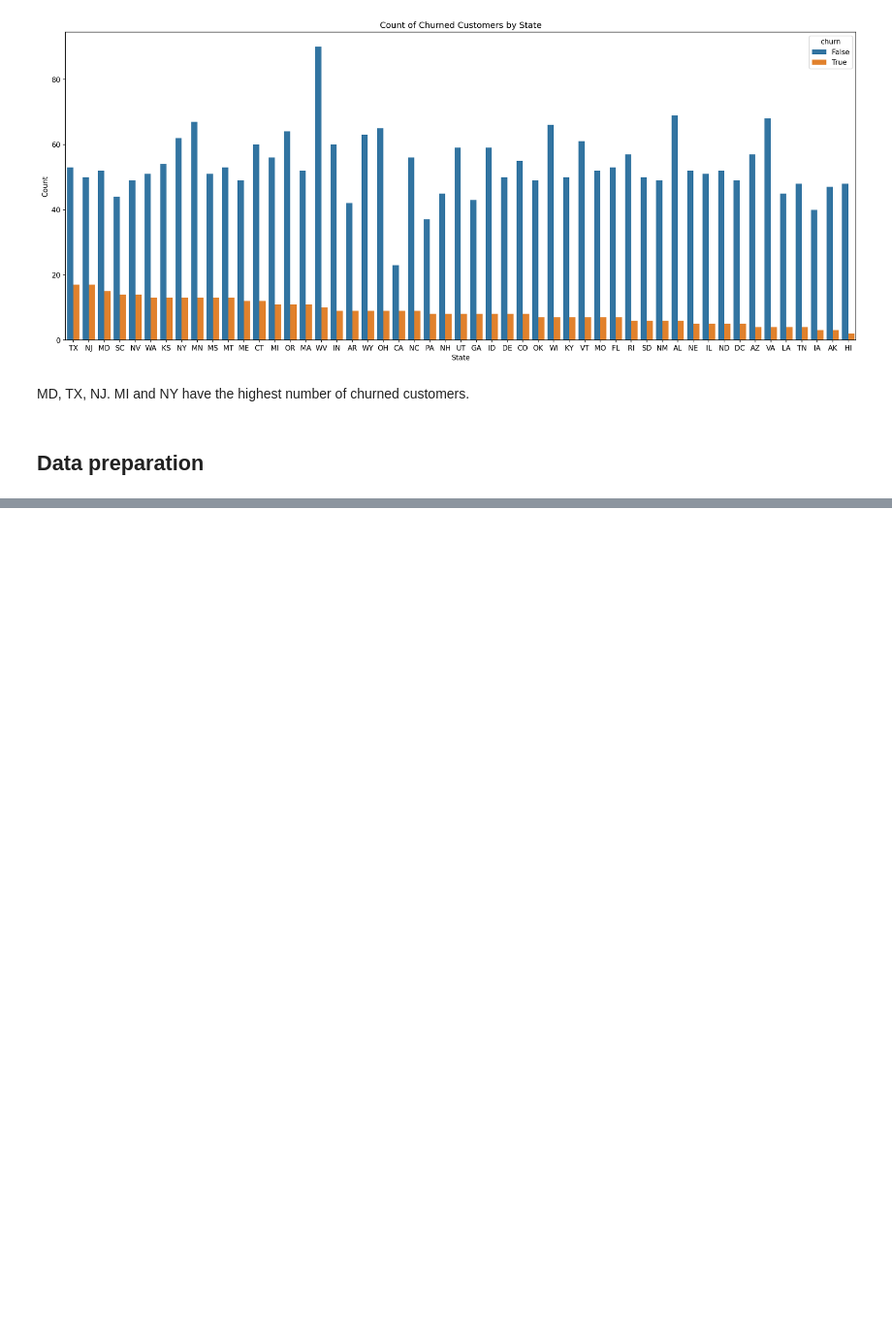
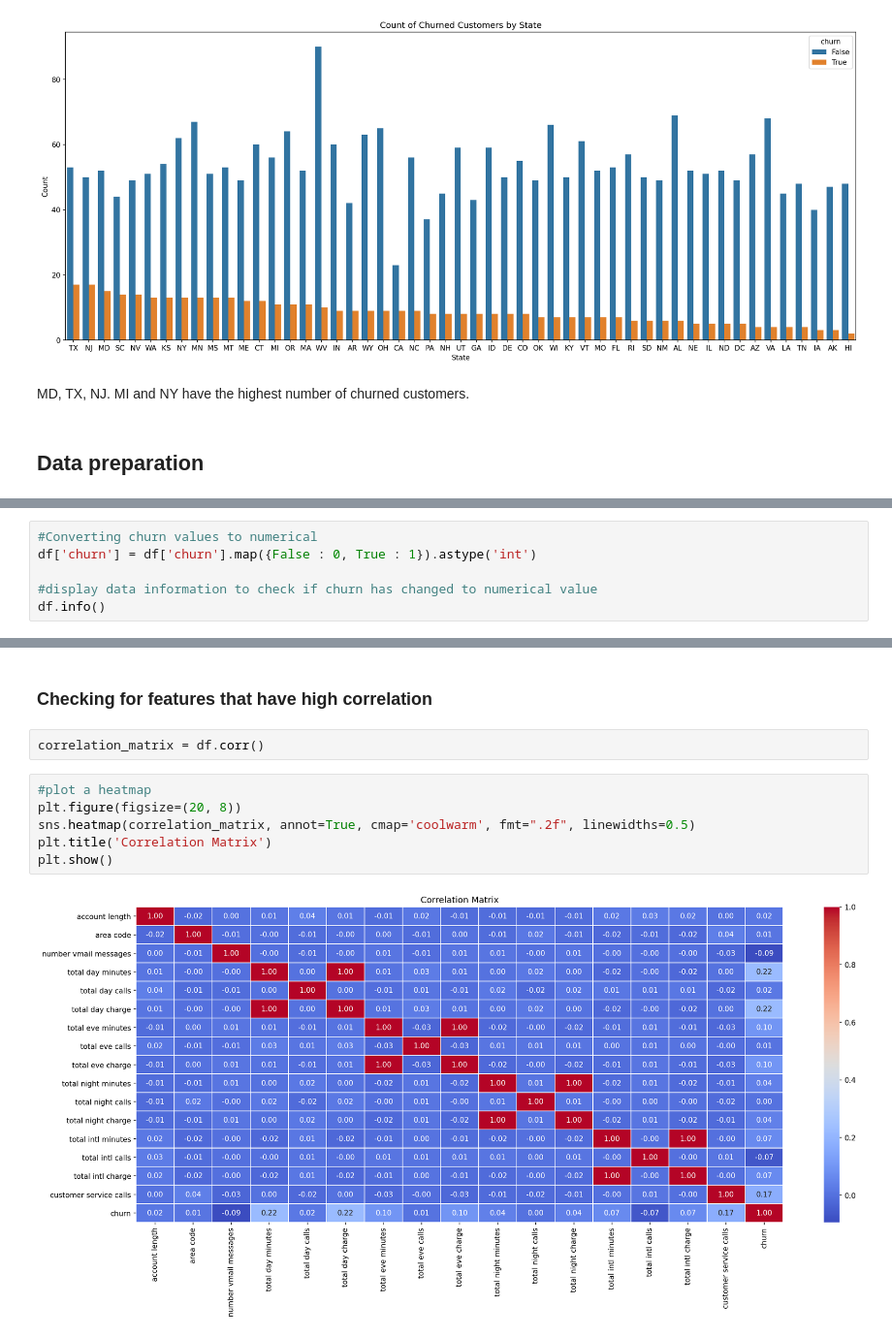
Before and after one commit to AgathaNyambati/SyriaTel-Customer-Churn, a Jupyter notebook: churn.ipynb, the cells around one changed output, grey strips where cells are left out. Shown: that part at 97% size. Saved outputs shown, nothing was run; the diff lists cells and outputs as text; blank space fills up the shorter version.

Commit message:
added data preparation

```diff
--- a/churn.ipynb
+++ b/churn.ipynb
@@ -341,0 +353,6 @@ MD, TX, NJ. MI and NY have the highest number of churned customers.
+# %%
+#Converting churn values to numerical
+df['churn'] = df['churn'].map({False : 0, True : 1}).astype('int')
+
+#display data information to check if churn has changed to numerical value
+df.info()
@@ -341,0 +377,12 @@ MD, TX, NJ. MI and NY have the highest number of churned customers.
+# %% [markdown]
+### Checking for features that have high correlation
+# %%
+correlation_matrix = df.corr()
+# %%
+#plot a heatmap
+plt.figure(figsize=(20, 8))
+sns.heatmap(correlation_matrix, annot=True, cmap='coolwarm', fmt=".2f", linewidths=0.5)
+plt.title('Correlation Matrix')
+plt.show()
+# %% [output]
+[figure, added]
```
Also changed, not shown: parts of 5 cells of this notebook.
